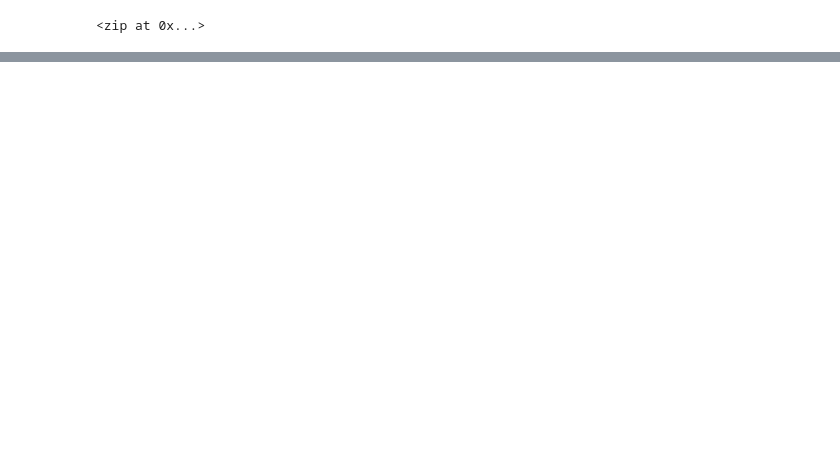
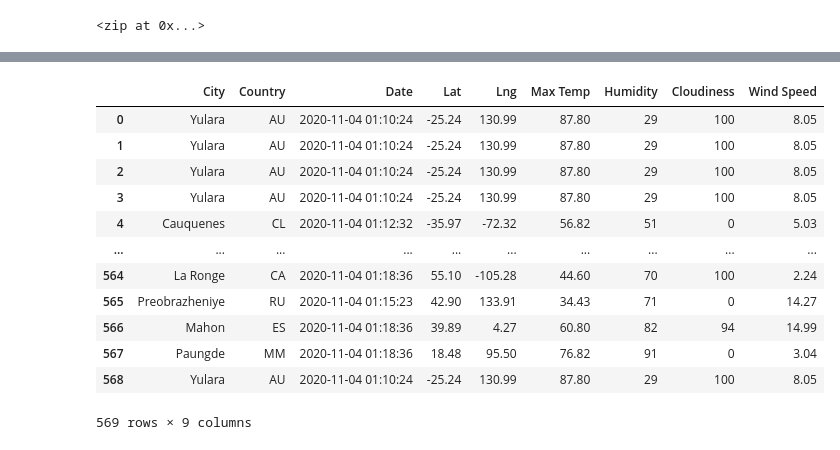
Before and after one commit to Jkulvesk/world_weather_analysis, a Jupyter notebook: WeatherPy.ipynb, the cells around one changed output, grey strips where cells are left out. Saved outputs shown, nothing was run; the diff lists cells and outputs as text; code cells hidden in the pictures; blank space fills up the shorter version.

Commit message:
updating files through 6.2.7

```diff
--- a/WeatherPy.ipynb
+++ b/WeatherPy.ipynb
@@ -53,0 +63,10 @@ len(cities)
+# %%
+# Create an empty list to hold the weather data.
+city_data = []
+# Print the beginning of the logging.
+print("Beginning Data Retrieval     ")
+print("-----------------------------")
+
+# Create counters.
+record_count = 1
+set_count = 1
@@ -53,0 +76,17 @@ len(cities)
+# %%
+# Starting URL for Weather Map API Call.
+url = "http://api.openweathermap.org/data/2.5/weather?units=Imperial&APPID=" + weather_api_key
+print(url)# Loop through all the cities in the list.
+for i, city in enumerate(cities):
+
+    # Group cities in sets of 50 for logging purposes.
+    if (i % 50 == 0 and i >= 50):
+        set_count += 1
+        record_count = 1
+    # Create endpoint URL with each city.
+    city_url = url + "&q=" + city.replace(" ","+")
+
+    # Log the URL, record, and set numbers and the city.
+    print(f"Processing Record {record_count} of Set {set_count} | {city}")
+    # Add 1 to the record count.
+    record_count += 1
@@ -53,0 +111,10 @@ len(cities)
+# %%
+# Create an empty list to hold the weather data.
+city_data = []
+# Print the beginning of the logging.
+print("Beginning Data Retrieval     ")
+print("-----------------------------")
+
+# Create counters.
+record_count = 1
+set_count = 1
@@ -53,0 +196,4 @@ len(cities)
+# %%
+# Convert the array of dictionaries to a Pandas DataFrame.
+city_data_df = pd.DataFrame(city_data)
+city_data_df.head(10)
@@ -53,0 +212,18 @@ len(cities)
+# %%
+new_column_order = ["City", "Country", "Date", "Lat", "Lng", "Max Temp", "Humidity", "Cloudiness", "Wind Speed"]
+newcity_data_df = city_data_df[new_column_order]
+newcity_data_df
+# %% [output]
+|  | City | Country | Date | Lat | Lng | Max Temp | Humidity | Cloudiness | Wind Speed |
+| 0 | Yulara | AU | 2020-11-04 01:10:24 | -25.24 | 130.99 | 87.80 | 29 | 100 | 8.05 |
+| 1 | Yulara | AU | 2020-11-04 01:10:24 | -25.24 | 130.99 | 87.80 | 29 | 100 | 8.05 |
+| 2 | Yulara | AU | 2020-11-04 01:10:24 | -25.24 | 130.99 | 87.80 | 29 | 100 | 8.05 |
+| 3 | Yulara | AU | 2020-11-04 01:10:24 | -25.24 | 130.99 | 87.80 | 29 | 100 | 8.05 |
+| 4 | Cauquenes | CL | 2020-11-04 01:12:32 | -35.97 | -72.32 | 56.82 | 51 | 0 | 5.03 |
+| ... | ... | ... | ... | ... | ... | ... | ... | ... | ... |
+| 564 | La Ronge | CA | 2020-11-04 01:18:36 | 55.10 | -105.28 | 44.60 | 70 | 100 | 2.24 |
+| 565 | Preobrazheniye | RU | 2020-11-04 01:15:23 | 42.90 | 133.91 | 34.43 | 71 | 0 | 14.27 |
+| 566 | Mahon | ES | 2020-11-04 01:18:36 | 39.89 | 4.27 | 60.80 | 82 | 94 | 14.99 |
+| 567 | Paungde | MM | 2020-11-04 01:18:36 | 18.48 | 95.50 | 76.82 | 91 | 0 | 3.04 |
+| 568 | Yulara | AU | 2020-11-04 01:10:24 | -25.24 | 130.99 | 87.80 | 29 | 100 | 8.05 |
+569 rows × 9 columns
```
Also changed, not shown: parts of 11 cells of this notebook, 2 other files.
